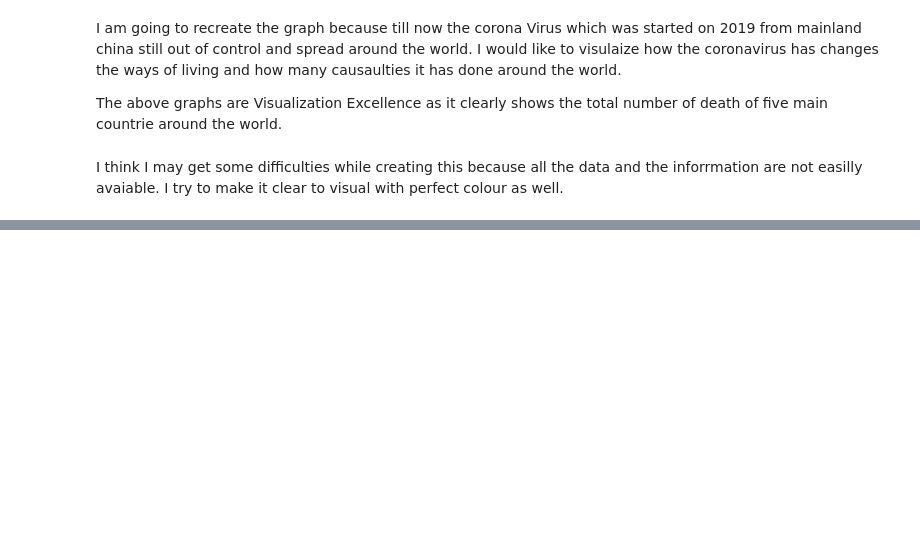
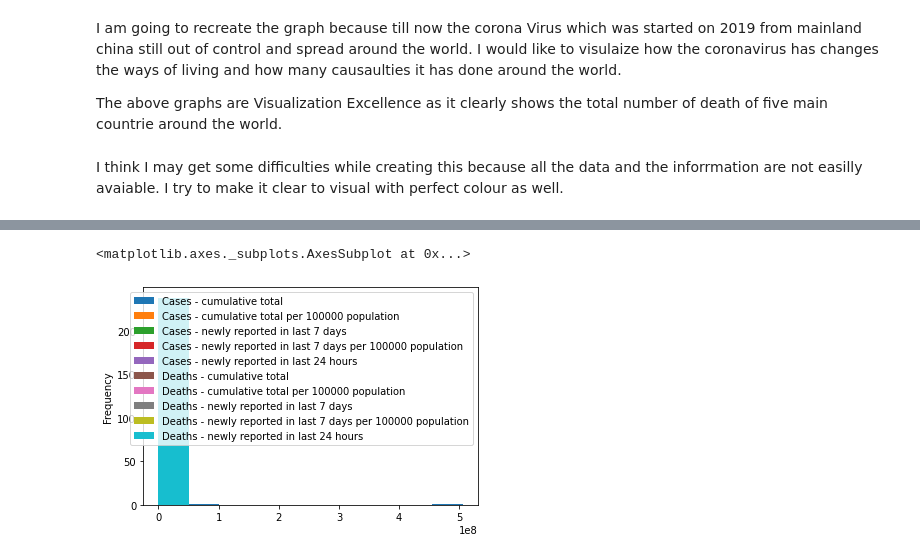
Before and after one commit to a3hok/Data-Visualization-spring-2022, a Jupyter notebook: Recreating the Master.ipynb, the cells around one changed output, grey strips where cells are left out. Drawn from its saved outputs; the diff is of its cells as text; code cells hidden in the pictures; blank space fills up the shorter version.

```diff
--- a/Recreating the Master.ipynb
+++ b/Recreating the Master.ipynb
@@ -34,0 +62,5 @@ I think I may get some difficulties while creating this because all the data and
+# %%
+df.plot.hist()
+# %% [output]
+<matplotlib.axes._subplots.AxesSubplot at 0x...>
+[figure, added]
```
Also changed, not shown: parts of 4 cells of this notebook.
